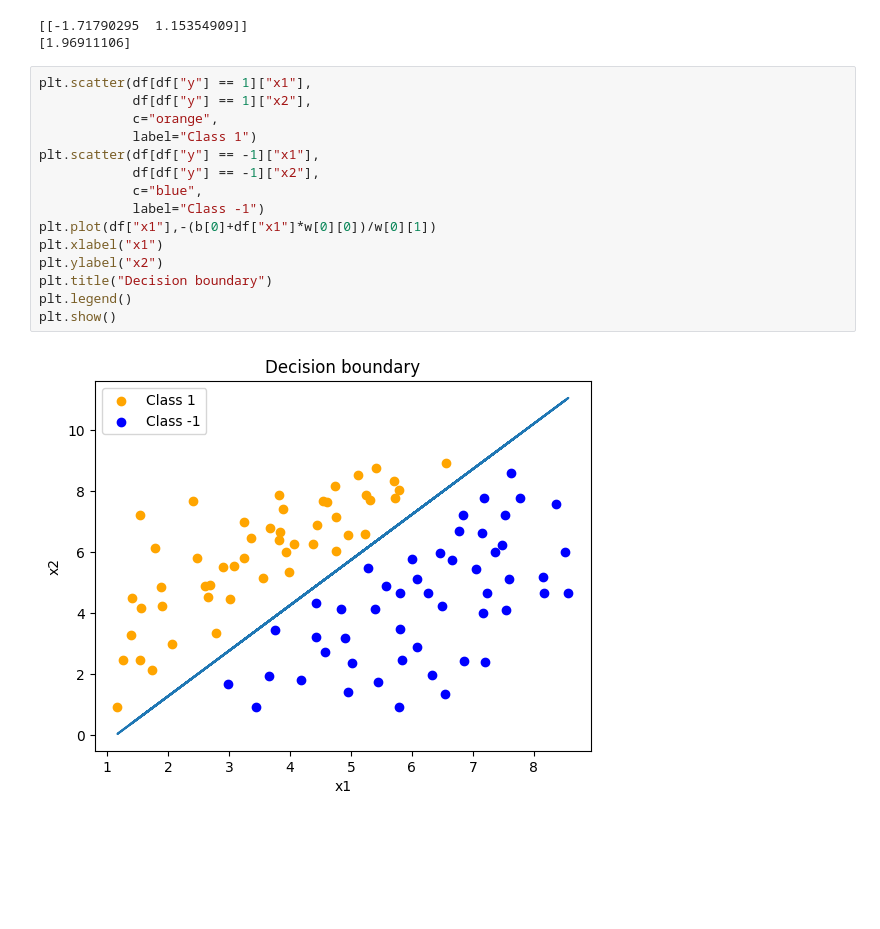
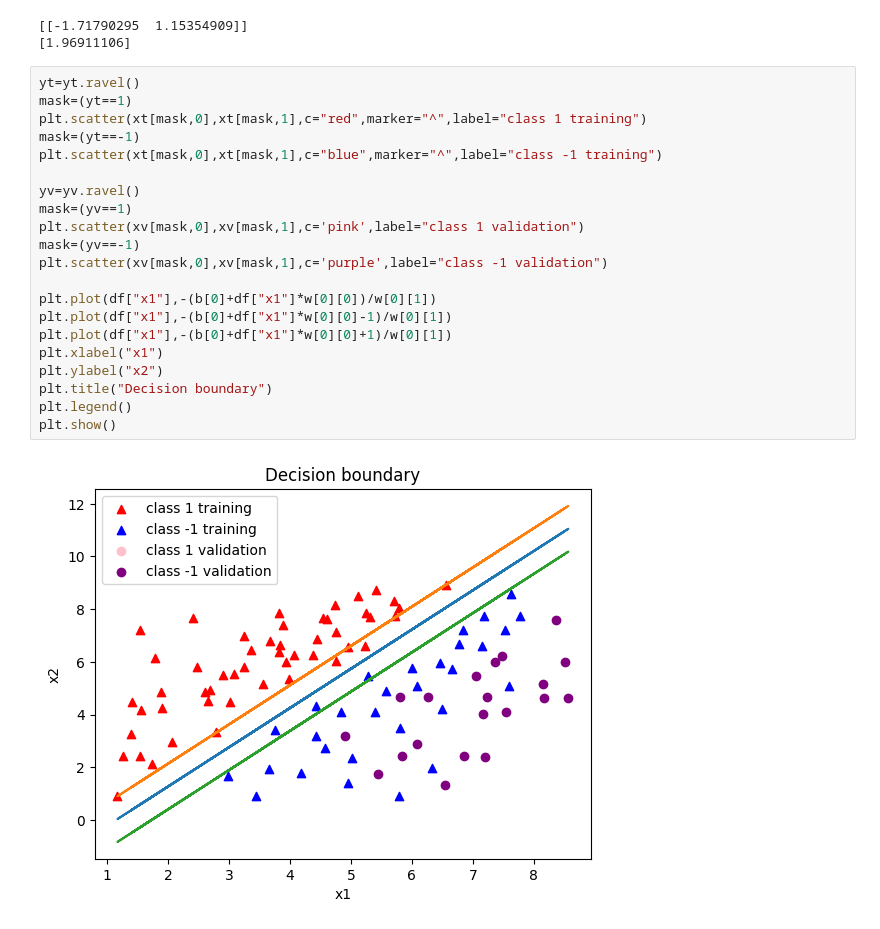
Before and after one commit to xPREMy/IML_LAB, a Jupyter notebook: LAB_5/Q1.ipynb, the cells around one changed output. Cells and saved outputs as stored; diff of their text form; blank space fills up the shorter version.

```diff
--- a/LAB_5/Q1.ipynb
+++ b/LAB_5/Q1.ipynb
@@ -44,19 +45,25 @@ print(b)
 [[-1.71790295  1.15354909]]
 [1.96911106]
 # %%
-plt.scatter(df[df["y"] == 1]["x1"],
-            df[df["y"] == 1]["x2"],
-            c="orange",
-            label="Class 1")
-plt.scatter(df[df["y"] == -1]["x1"],
-            df[df["y"] == -1]["x2"],
-            c="blue",
-            label="Class -1")
+yt=yt.ravel()
+mask=(yt==1)
+plt.scatter(xt[mask,0],xt[mask,1],c="red",marker="^",label="class 1 training")
+mask=(yt==-1)
+plt.scatter(xt[mask,0],xt[mask,1],c="blue",marker="^",label="class -1 training")
+
+yv=yv.ravel()
+mask=(yv==1)
+plt.scatter(xv[mask,0],xv[mask,1],c='pink',label="class 1 validation")
+mask=(yv==-1)
+plt.scatter(xv[mask,0],xv[mask,1],c='purple',label="class -1 validation")
+
 plt.plot(df["x1"],-(b[0]+df["x1"]*w[0][0])/w[0][1])
+plt.plot(df["x1"],-(b[0]+df["x1"]*w[0][0]-1)/w[0][1])
+plt.plot(df["x1"],-(b[0]+df["x1"]*w[0][0]+1)/w[0][1])
 plt.xlabel("x1")
 plt.ylabel("x2")
 plt.title("Decision boundary")
 plt.legend()
 plt.show()
 # %% [output]
-[figure, old version]
+[figure, new version]
```
Also changed, not shown: parts of 6 cells of this notebook.
